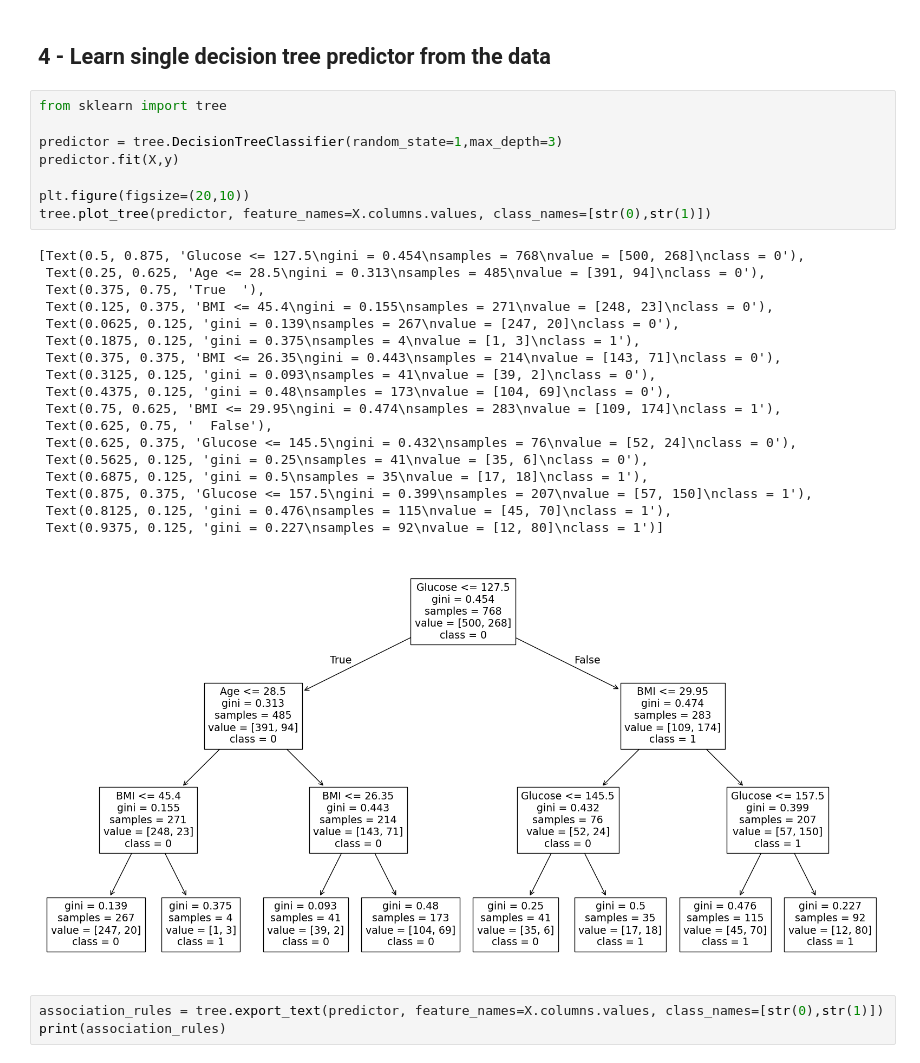
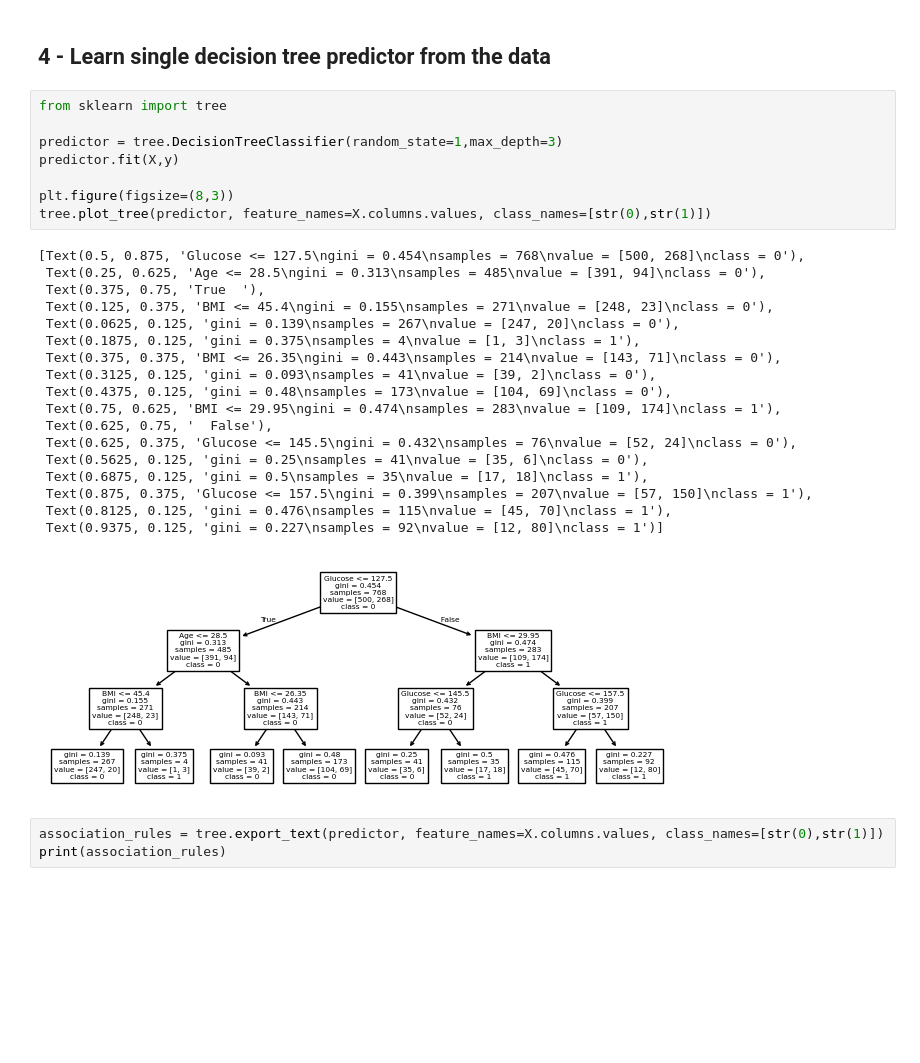
Before and after one commit to jppf22/HW1_Machine_Learning, a Jupyter notebook: codigo.ipynb, the cells around one changed output. Saved outputs shown, nothing was run; the diff lists cells and outputs as text; blank space fills up the shorter version.

```diff
--- a/codigo.ipynb
+++ b/codigo.ipynb
@@ -152,30 +152,30 @@ plt.show()
 # %%
 from sklearn import tree
 
 predictor = tree.DecisionTreeClassifier(random_state=1,max_depth=3)
 predictor.fit(X,y)
 
-plt.figure(figsize=(20,10))
+plt.figure(figsize=(8,3))
 tree.plot_tree(predictor, feature_names=X.columns.values, class_names=[str(0),str(1)])
 # %% [output]
 [Text(0.5, 0.875, 'Glucose <= 127.5\ngini = 0.454\nsamples = 768\nvalue = [500, 268]\nclass = 0'),
  Text(0.25, 0.625, 'Age <= 28.5\ngini = 0.313\nsamples = 485\nvalue = [391, 94]\nclass = 0'),
  Text(0.375, 0.75, 'True  '),
  Text(0.125, 0.375, 'BMI <= 45.4\ngini = 0.155\nsamples = 271\nvalue = [248, 23]\nclass = 0'),
  Text(0.0625, 0.125, 'gini = 0.139\nsamples = 267\nvalue = [247, 20]\nclass = 0'),
  Text(0.1875, 0.125, 'gini = 0.375\nsamples = 4\nvalue = [1, 3]\nclass = 1'),
  Text(0.375, 0.375, 'BMI <= 26.35\ngini = 0.443\nsamples = 214\nvalue = [143, 71]\nclass = 0'),
  Text(0.3125, 0.125, 'gini = 0.093\nsamples = 41\nvalue = [39, 2]\nclass = 0'),
  Text(0.4375, 0.125, 'gini = 0.48\nsamples = 173\nvalue = [104, 69]\nclass = 0'),
  Text(0.75, 0.625, 'BMI <= 29.95\ngini = 0.474\nsamples = 283\nvalue = [109, 174]\nclass = 1'),
  Text(0.625, 0.75, '  False'),
  Text(0.625, 0.375, 'Glucose <= 145.5\ngini = 0.432\nsamples = 76\nvalue = [52, 24]\nclass = 0'),
  Text(0.5625, 0.125, 'gini = 0.25\nsamples = 41\nvalue = [35, 6]\nclass = 0'),
  Text(0.6875, 0.125, 'gini = 0.5\nsamples = 35\nvalue = [17, 18]\nclass = 1'),
  Text(0.875, 0.375, 'Glucose <= 157.5\ngini = 0.399\nsamples = 207\nvalue = [57, 150]\nclass = 1'),
  Text(0.8125, 0.125, 'gini = 0.476\nsamples = 115\nvalue = [45, 70]\nclass = 1'),
  Text(0.9375, 0.125, 'gini = 0.227\nsamples = 92\nvalue = [12, 80]\nclass = 1')]
-[figure, old version]
+[figure, new version]
 # %%
 association_rules = tree.export_text(predictor, feature_names=X.columns.values, class_names=[str(0),str(1)])
 print(association_rules)
```
Also changed, not shown: parts of 5 cells of this notebook, 6 other files.
